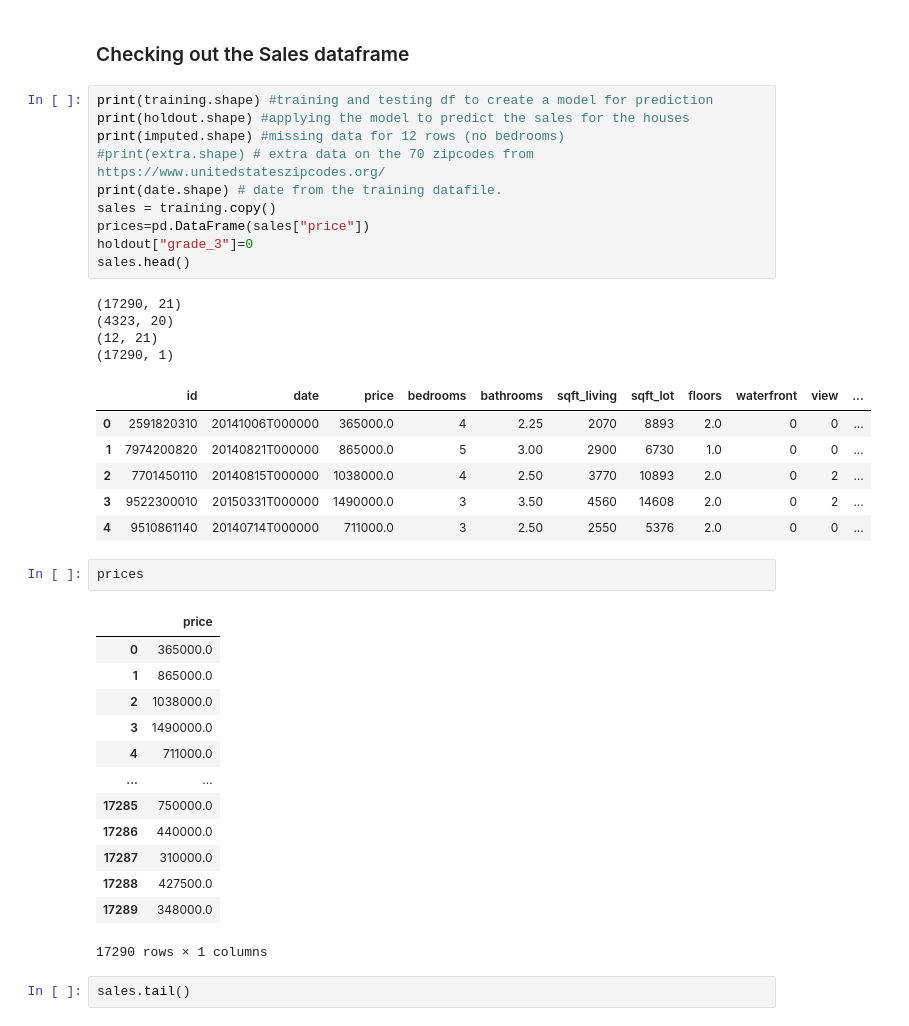
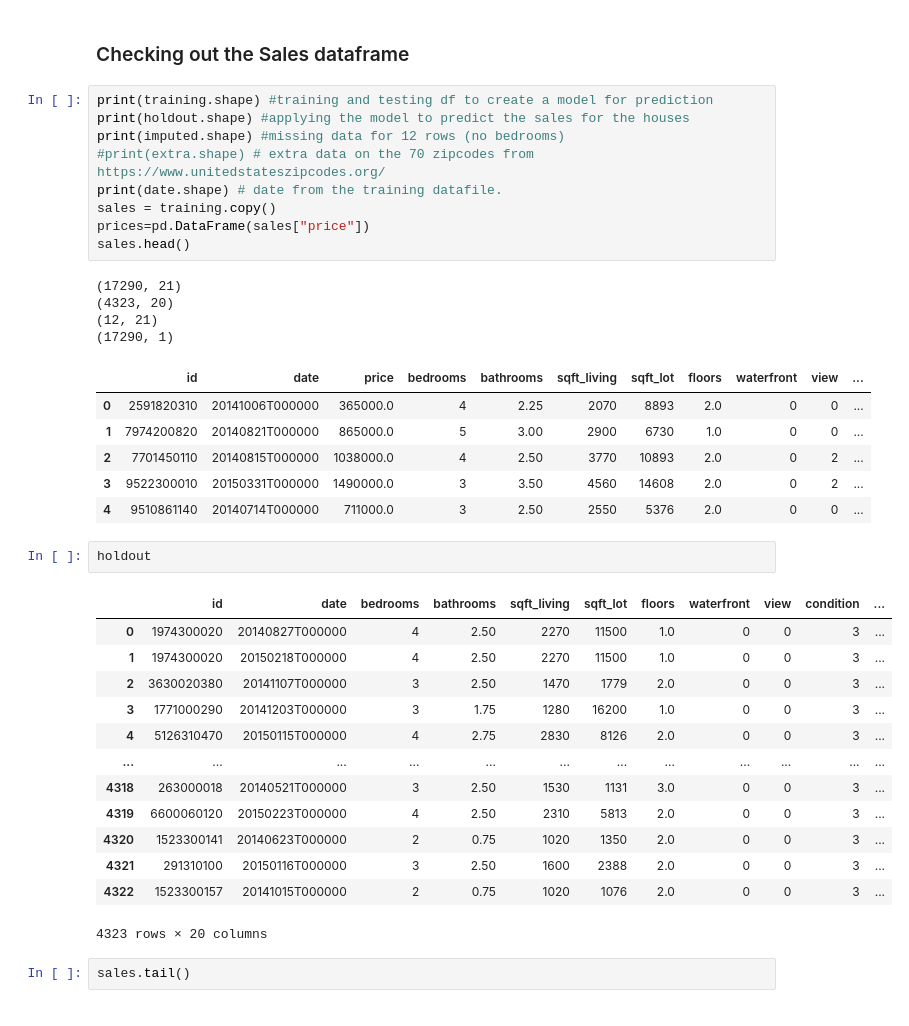
Before and after one commit to dorjeys3/King_County_Real_Estate, a Jupyter notebook: Very Good Book.ipynb, the cells around one changed output. Saved outputs shown, nothing was run; the diff lists cells and outputs as text.

```diff
--- a/Very Good Book.ipynb
+++ b/Very Good Book.ipynb
@@ -46,7 +46,6 @@ print(imputed.shape) #missing data for 12 rows (no bedrooms)
 print(date.shape) # date from the training datafile.
 sales = training.copy()
 prices=pd.DataFrame(sales["price"])
-holdout["grade_3"]=0
 sales.head()
 # %% [output]
 (17290, 21)
@@ -59,22 +58,22 @@ sales.head()
 | 2 | 7701450110 | 20140815T000000 | 1038000.0 | 4 | 2.50 | 3770 | 10893 | 2.0 | 0 | 2 | ... |
 | 3 | 9522300010 | 20150331T000000 | 1490000.0 | 3 | 3.50 | 4560 | 14608 | 2.0 | 0 | 2 | ... |
 | 4 | 9510861140 | 20140714T000000 | 711000.0 | 3 | 2.50 | 2550 | 5376 | 2.0 | 0 | 0 | ... |
-# %%
-prices
-# %% [output]
-|  | price |
-| 0 | 365000.0 |
-| 1 | 865000.0 |
-| 2 | 1038000.0 |
-| 3 | 1490000.0 |
-| 4 | 711000.0 |
-| ... | ... |
-| 17285 | 750000.0 |
-| 17286 | 440000.0 |
-| 17287 | 310000.0 |
-| 17288 | 427500.0 |
-| 17289 | 348000.0 |
-17290 rows × 1 columns
+# %%
+holdout
+# %% [output]
+|  | id | date | bedrooms | bathrooms | sqft_living | sqft_lot | floors | waterfront | view | condition | ... |
+| 0 | 1974300020 | 20140827T000000 | 4 | 2.50 | 2270 | 11500 | 1.0 | 0 | 0 | 3 | ... |
+| 1 | 1974300020 | 20150218T000000 | 4 | 2.50 | 2270 | 11500 | 1.0 | 0 | 0 | 3 | ... |
+| 2 | 3630020380 | 20141107T000000 | 3 | 2.50 | 1470 | 1779 | 2.0 | 0 | 0 | 3 | ... |
+| 3 | 1771000290 | 20141203T000000 | 3 | 1.75 | 1280 | 16200 | 1.0 | 0 | 0 | 3 | ... |
+| 4 | 5126310470 | 20150115T000000 | 4 | 2.75 | 2830 | 8126 | 2.0 | 0 | 0 | 3 | ... |
+| ... | ... | ... | ... | ... | ... | ... | ... | ... | ... | ... | ... |
+| 4318 | 263000018 | 20140521T000000 | 3 | 2.50 | 1530 | 1131 | 3.0 | 0 | 0 | 3 | ... |
+| 4319 | 6600060120 | 20150223T000000 | 4 | 2.50 | 2310 | 5813 | 2.0 | 0 | 0 | 3 | ... |
+| 4320 | 1523300141 | 20140623T000000 | 2 | 0.75 | 1020 | 1350 | 2.0 | 0 | 0 | 3 | ... |
+| 4321 | 291310100 | 20150116T000000 | 3 | 2.50 | 1600 | 2388 | 2.0 | 0 | 0 | 3 | ... |
+| 4322 | 1523300157 | 20141015T000000 | 2 | 0.75 | 1020 | 1076 | 2.0 | 0 | 0 | 3 | ... |
+4323 rows × 20 columns
 # %%
 sales.tail()
 # %% [output]
```
Also changed, not shown: parts of 99 cells of this notebook, 4 other files.
